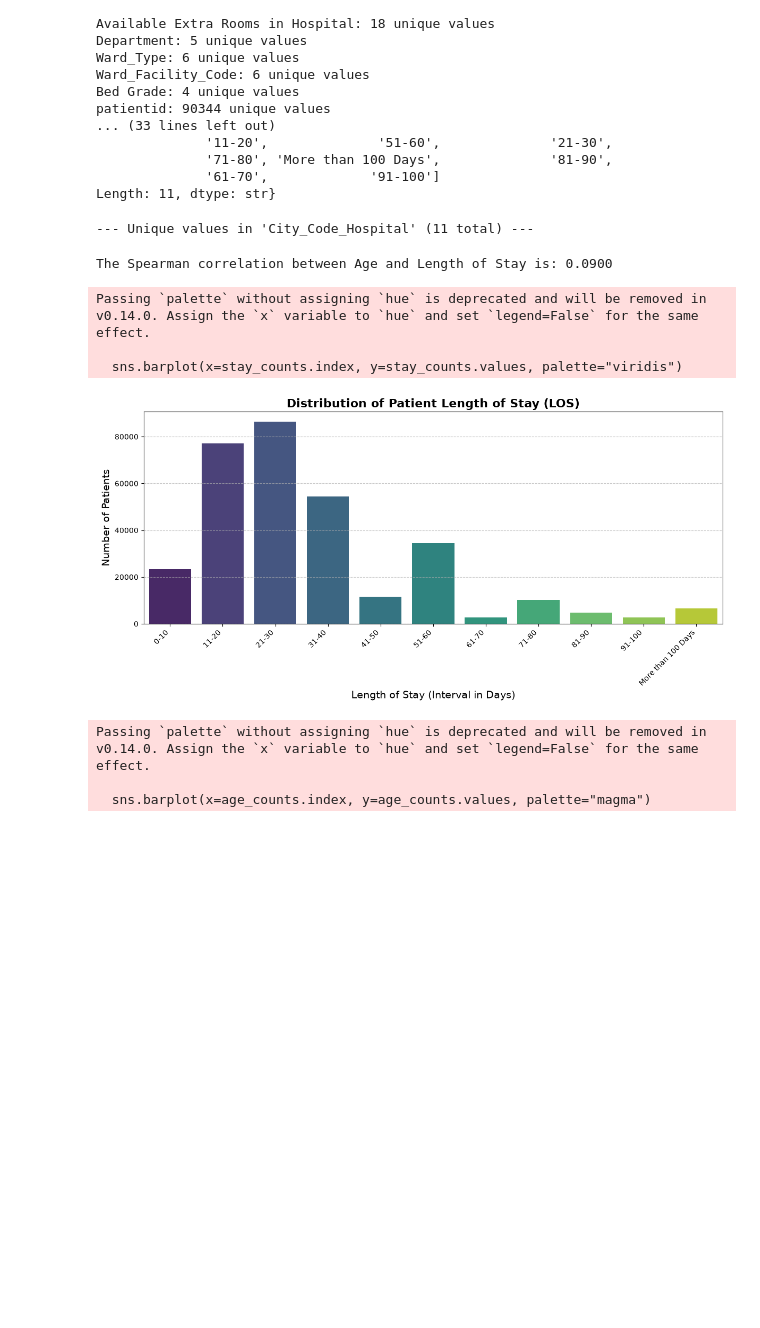
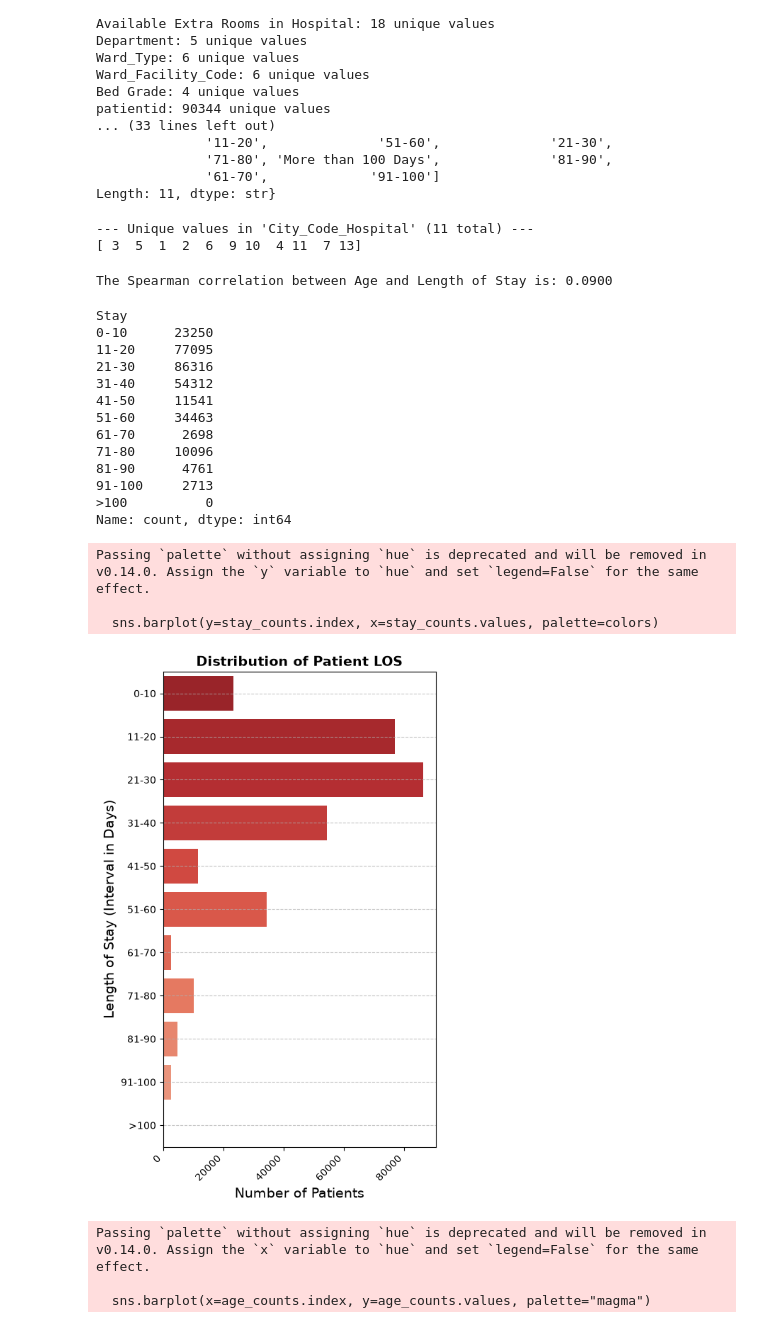
Before and after one commit to JNAUS23/programming_TUM, a Jupyter notebook: old files/Stan_24_06.ipynb, the cells around one changed output. Drawn from its saved outputs; the diff is of its cells as text; code cells hidden in the pictures; blank space fills up the shorter version.

```diff
--- a/old files/Stan_24_06.ipynb
+++ b/old files/Stan_24_06.ipynb
@@ -66,6 +25,7 @@ Successfully installed scipy-1.18.0
 # %%
 import pandas as pd
-df = pd.read_csv('Topic3_healthcare_analytics_dataset.csv') # data frame impot
+import seaborn as sns
+df = pd.read_csv('../Topic3_healthcare_analytics_dataset.csv') # data frame impot
 
 def get_unique_values(df, column_name=None):
    # func for unique values in a column or all columns
@@ -104,6 +64,7 @@ Citycodes = get_unique_values(df, 'City_Code_Hospital')
 print(Citycodes)
 # %% [output]
 --- Unique values in 'City_Code_Hospital' (11 total) ---
+[ 3  5  1  2  6  9 10  4 11  7 13]
 # %%
 import pandas as pd
 
@@ -135,38 +96,54 @@ The Spearman correlation between Age and Length of Stay is: 0.0900
 # %%
 import pandas as pd
 import matplotlib.pyplot as plt
 import seaborn as sns
 
 # order for later grpah
 los_order = [
     '0-10', '11-20', '21-30', '31-40', '41-50',
     '51-60', '61-70', '71-80', '81-90', '91-100',
-    'More than 100 Days'
+    '>100'
 ]
 
 
 # force stat into categorical with our custom order
 df['Stay'] = pd.Categorical(df['Stay'], categories=los_order, ordered=True)
 
 # 4. value counts function gets the number of patients in each LOS category
 stay_counts = df['Stay'].value_counts().sort_index()
+palette = sns.color_palette("Reds", n_colors=5)
+colors = plt.cm.Reds(np.linspace(0.85, 0.35, len(stay_counts)))
+print(stay_counts)
 
 # make plot look readable
-plt.figure(figsize=(12, 6))
-sns.barplot(x=stay_counts.index, y=stay_counts.values, palette="viridis")n
-plt.title('Distribution of Patient Length of Stay (LOS)', fontsize=16, fontweight='bold')
-plt.xlabel('Length of Stay (Interval in Days)', fontsize=14)
-plt.ylabel('Number of Patients', fontsize=14)
+plt.figure(figsize=(5, 8))
+sns.barplot(y=stay_counts.index, x=stay_counts.values, palette=colors)
+plt.title('Distribution of Patient LOS', fontsize=14, fontweight='bold')
+plt.ylabel('Length of Stay (Interval in Days)', fontsize=14)
+plt.xlabel('Number of Patients', fontsize=14)
 plt.xticks(rotation=45, ha='right')
 
 plt.grid(axis='y', linestyle='--', alpha=0.7)
 plt.tight_layout()
 plt.show()
 # %% [output]
-Passing `palette` without assigning `hue` is deprecated and will be removed in v0.14.0. Assign the `x` variable to `hue` and set `legend=False` for the same effect.
-
-  sns.barplot(x=stay_counts.index, y=stay_counts.values, palette="viridis")
+Stay
+0-10      23250
+11-20     77095
+21-30     86316
+31-40     54312
+41-50     11541
+51-60     34463
+61-70      2698
+71-80     10096
+81-90      4761
+91-100     2713
+>100          0
+Name: count, dtype: int64
+Passing `palette` without assigning `hue` is deprecated and will be removed in v0.14.0. Assign the `y` variable to `hue` and set `legend=False` for the same effect.
+
+  sns.barplot(y=stay_counts.index, x=stay_counts.values, palette=colors)
-[figure, old version]
+[figure, new version]
 # %%
 import pandas as pd
 import matplotlib.pyplot as plt
```
Also changed, not shown: parts of 3 cells of this notebook, 2 other files.
